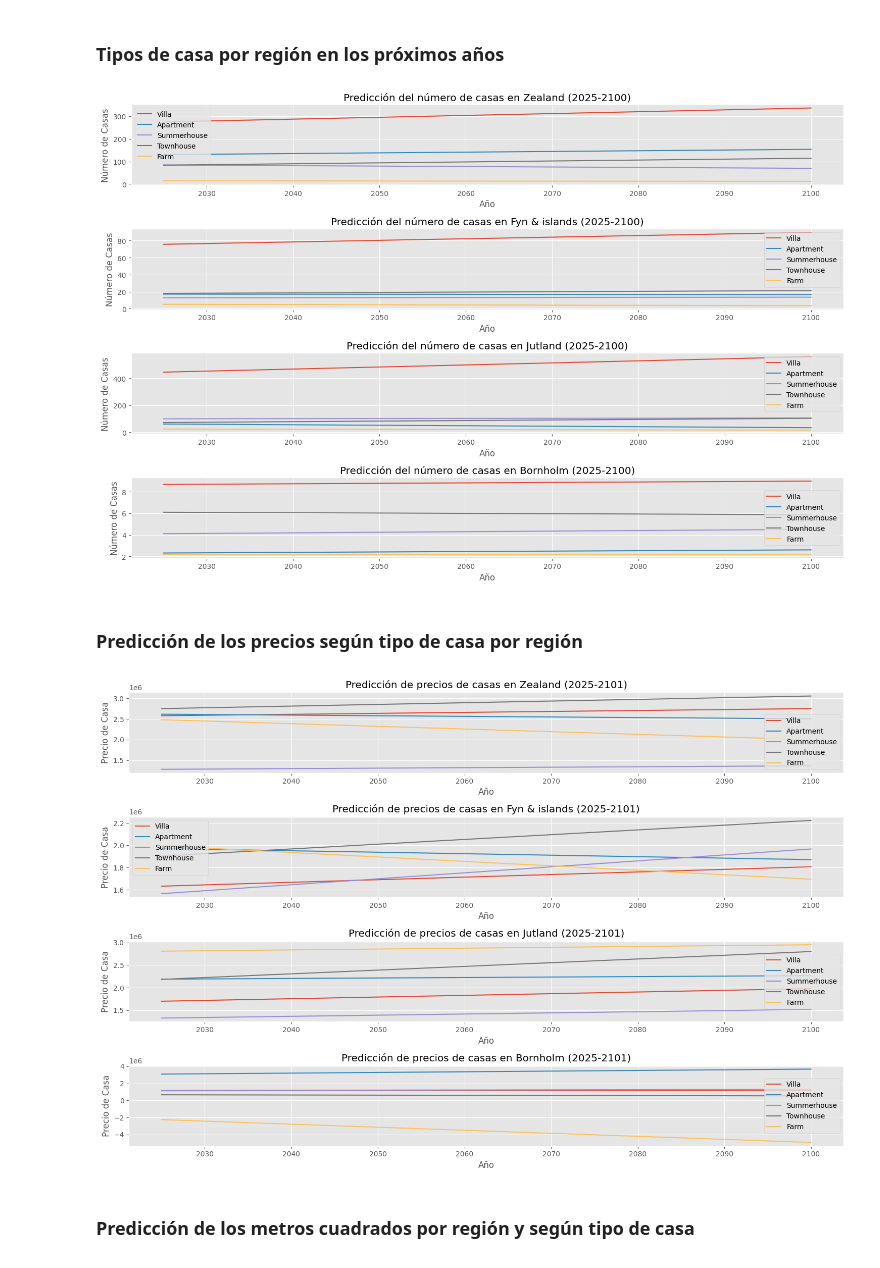
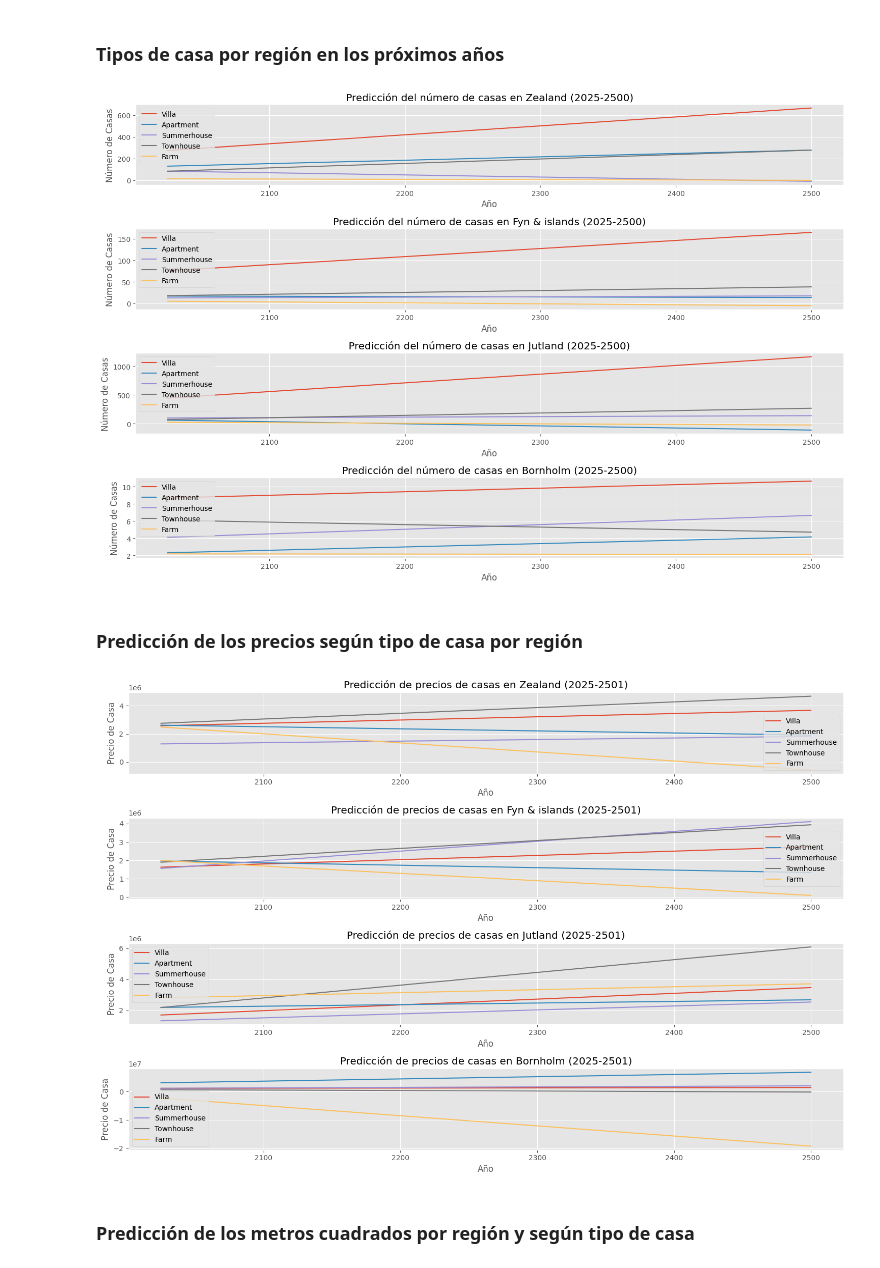
Before and after one commit to davidcabrero/ML_MercadoInmobiliario, a Jupyter notebook: EDAyPredicciones.ipynb, the cells around one changed output. Drawn from its saved outputs; the diff is of its cells as text; code cells hidden in the pictures.

```diff
--- a/EDAyPredicciones.ipynb
+++ b/EDAyPredicciones.ipynb
@@ -249,8 +249,8 @@ for region in regiones:
         model = LinearRegression()
         model.fit(X, y)
 
-        # Predecir el número de casas de 2025 a 2100
-        future_years = pd.DataFrame(np.arange(2025, 2101), columns=['year_build'])
+        # Predecir el número de casas de 2025 a 2500
+        future_years = pd.DataFrame(np.arange(2025, 2501), columns=['year_build'])
         future_casas = model.predict(future_years)
 
         predicciones[region][tipo] = (future_years['year_build'].values, future_casas)
@@ -263,7 +263,7 @@ for i, region in enumerate(regiones):
     for tipo in tipos_de_casa:
         years, casas = predicciones[region][tipo]
         plt.plot(years, casas, label=tipo)
-    plt.title(f'Predicción del número de casas en {region} (2025-2100)')
+    plt.title(f'Predicción del número de casas en {region} (2025-2500)')
     plt.xlabel('Año')
     plt.ylabel('Número de Casas')
     plt.legend()
@@ -271,7 +271,7 @@ for i, region in enumerate(regiones):
 plt.tight_layout()
 plt.show()
 # %% [output]
-[figure, old version]
+[figure, new version]
 # %% [markdown]
 ### Predicción de los precios según tipo de casa por región
 # %%
@@ -282,37 +282,37 @@ predicciones = {}
 
 for region in regiones:
     predicciones[region] = {}
     for tipo in tipos_de_casa:
         region_tipo_data = df_houses[(df_houses['region'] == region) & (df_houses['house_type'] == tipo)]
         X = region_tipo_data[['year_build']]
         y = region_tipo_data['purchase_price']
 
         model = LinearRegression()
         model.fit(X, y)
 
-        # Predecir los precios de 2025 a 2100
-        future_years = pd.DataFrame(np.arange(2025, 2101), columns=['year_build'])
+        # Predecir los precios de 2025 a 2500
+        future_years = pd.DataFrame(np.arange(2025, 2501), columns=['year_build'])
         future_precios = model.predict(future_years)
 
         predicciones[region][tipo] = (future_years['year_build'].values, future_precios)
 
 # Graficar las predicciones
 plt.figure(figsize=(15, 10))
 
 for i, region in enumerate(regiones):
     plt.subplot(len(regiones), 1, i + 1)
     for tipo in tipos_de_casa:
         years, precios = predicciones[region][tipo]
         plt.plot(years, precios, label=tipo)
-    plt.title(f'Predicción de precios de casas en {region} (2025-2101)')
+    plt.title(f'Predicción de precios de casas en {region} (2025-2501)')
     plt.xlabel('Año')
     plt.ylabel('Precio de Casa')
     plt.legend()
 
 plt.tight_layout()
 plt.show()
 # %% [output]
-[figure, old version]
+[figure, new version]
 # %% [markdown]
 ### Predicción de los metros cuadrados por región y según tipo de casa
 # %%
```
Also changed, not shown: parts of 6 cells of this notebook.
